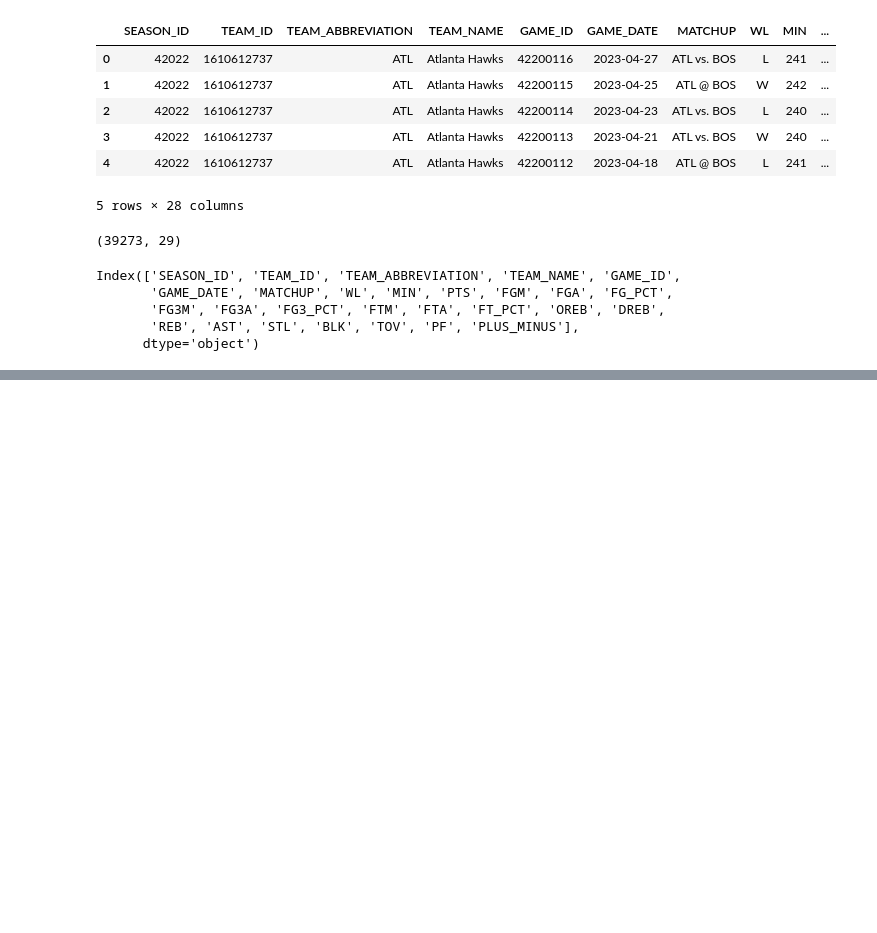
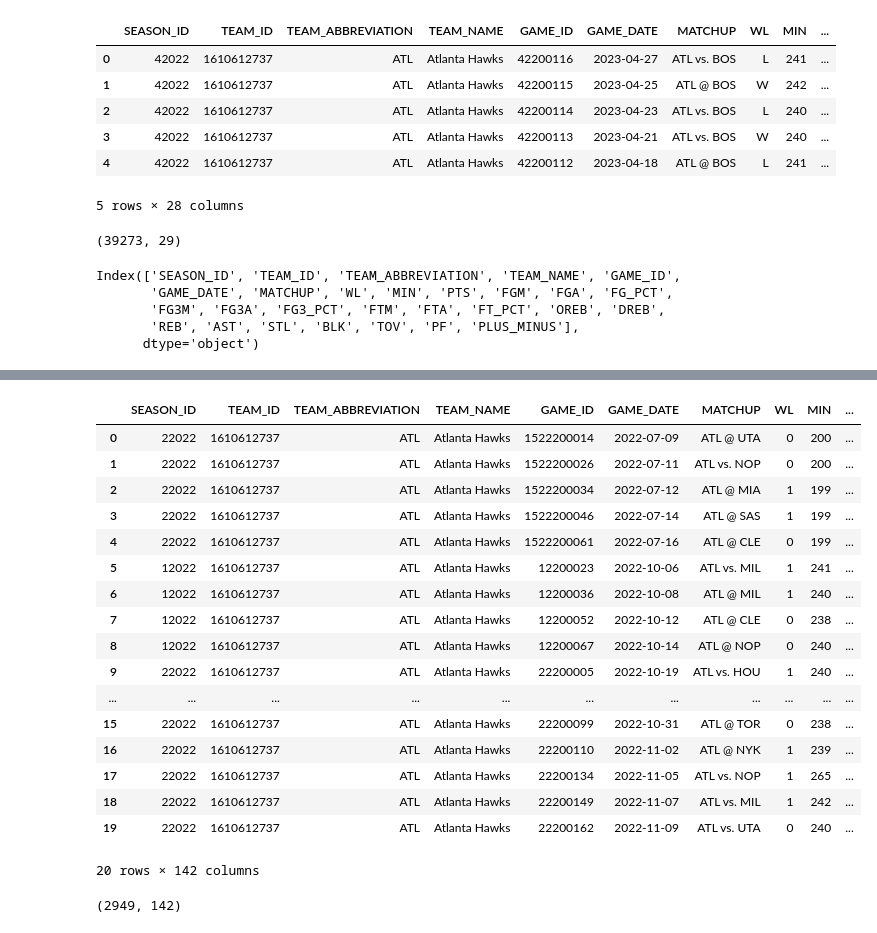
Before and after one commit to Spectral-Finance/nba-mvp, a Jupyter notebook: helpers/fetching/create_features.ipynb, the cells around one changed output, grey strips where cells are left out. Saved outputs shown, nothing was run; the diff lists cells and outputs as text; code cells hidden in the pictures; blank space fills up the shorter version.

```diff
--- a/helpers/fetching/create_features.ipynb
+++ b/helpers/fetching/create_features.ipynb
@@ -50,2 +125,45 @@ Index(['SEASON_ID', 'TEAM_ID', 'TEAM_ABBREVIATION', 'TEAM_NAME', 'GAME_ID',
+# %%
+# Convert GAME_DATE to datetime
+game_df['GAME_DATE'] = pd.to_datetime(game_df['GAME_DATE'])
+
+# Sort the DataFrame by player and date
+game_df.sort_values(['TEAM_ABBREVIATION', 'GAME_DATE'], inplace=True)
+game_df.reset_index(drop=True, inplace=True)
+
+# Define a window size for calculating recent averages
+window_sizes = [1,3,5,10,15,30]  # You can adjust this as needed
+
+# Calculate previous games rolling averages of team statistics
+rolling_cols = ['WL', 'MIN', 'PTS', 'FGM', 'FGA', 'FG_PCT',
+       'FG3M', 'FG3A', 'FG3_PCT', 'FTM', 'FTA', 'OREB', 'DREB',
+       'REB', 'AST', 'STL', 'BLK', 'TOV', 'PF']
+for col in rolling_cols:
+    for window in window_sizes:
+        game_df[f'{col}_avg_{window}'] = game_df.groupby('TEAM_ABBREVIATION')[col].shift(1).rolling(window=window, min_periods=1).mean().reset_index(level=0, drop=True)
+
+game_df.head(20)
+# %% [output]
+|  | SEASON_ID | TEAM_ID | TEAM_ABBREVIATION | TEAM_NAME | GAME_ID | GAME_DATE | MATCHUP | WL | MIN | ... |
+| 0 | 22022 | 1610612737 | ATL | Atlanta Hawks | 1522200014 | 2022-07-09 | ATL @ UTA | 0 | 200 | ... |
+| 1 | 22022 | 1610612737 | ATL | Atlanta Hawks | 1522200026 | 2022-07-11 | ATL vs. NOP | 0 | 200 | ... |
+| 2 | 22022 | 1610612737 | ATL | Atlanta Hawks | 1522200034 | 2022-07-12 | ATL @ MIA | 1 | 199 | ... |
+| 3 | 22022 | 1610612737 | ATL | Atlanta Hawks | 1522200046 | 2022-07-14 | ATL @ SAS | 1 | 199 | ... |
+| 4 | 22022 | 1610612737 | ATL | Atlanta Hawks | 1522200061 | 2022-07-16 | ATL @ CLE | 0 | 199 | ... |
+| 5 | 12022 | 1610612737 | ATL | Atlanta Hawks | 12200023 | 2022-10-06 | ATL vs. MIL | 1 | 241 | ... |
+| 6 | 12022 | 1610612737 | ATL | Atlanta Hawks | 12200036 | 2022-10-08 | ATL @ MIL | 1 | 240 | ... |
+| 7 | 12022 | 1610612737 | ATL | Atlanta Hawks | 12200052 | 2022-10-12 | ATL @ CLE | 0 | 238 | ... |
+| 8 | 12022 | 1610612737 | ATL | Atlanta Hawks | 12200067 | 2022-10-14 | ATL @ NOP | 0 | 240 | ... |
+| 9 | 22022 | 1610612737 | ATL | Atlanta Hawks | 22200005 | 2022-10-19 | ATL vs. HOU | 1 | 240 | ... |
+| ... | ... | ... | ... | ... | ... | ... | ... | ... | ... | ... |
+| 15 | 22022 | 1610612737 | ATL | Atlanta Hawks | 22200099 | 2022-10-31 | ATL @ TOR | 0 | 238 | ... |
+| 16 | 22022 | 1610612737 | ATL | Atlanta Hawks | 22200110 | 2022-11-02 | ATL @ NYK | 1 | 239 | ... |
+| 17 | 22022 | 1610612737 | ATL | Atlanta Hawks | 22200134 | 2022-11-05 | ATL vs. NOP | 1 | 265 | ... |
+| 18 | 22022 | 1610612737 | ATL | Atlanta Hawks | 22200149 | 2022-11-07 | ATL vs. MIL | 1 | 242 | ... |
+| 19 | 22022 | 1610612737 | ATL | Atlanta Hawks | 22200162 | 2022-11-09 | ATL vs. UTA | 0 | 240 | ... |
+20 rows × 142 columns
+# %%
+game_df.shape
+# %% [output]
+(2949, 142)
 # %%
 # Merge player_df with game_df to get the date of each game
```
Also changed, not shown: parts of 17 cells of this notebook, 2 other files.
